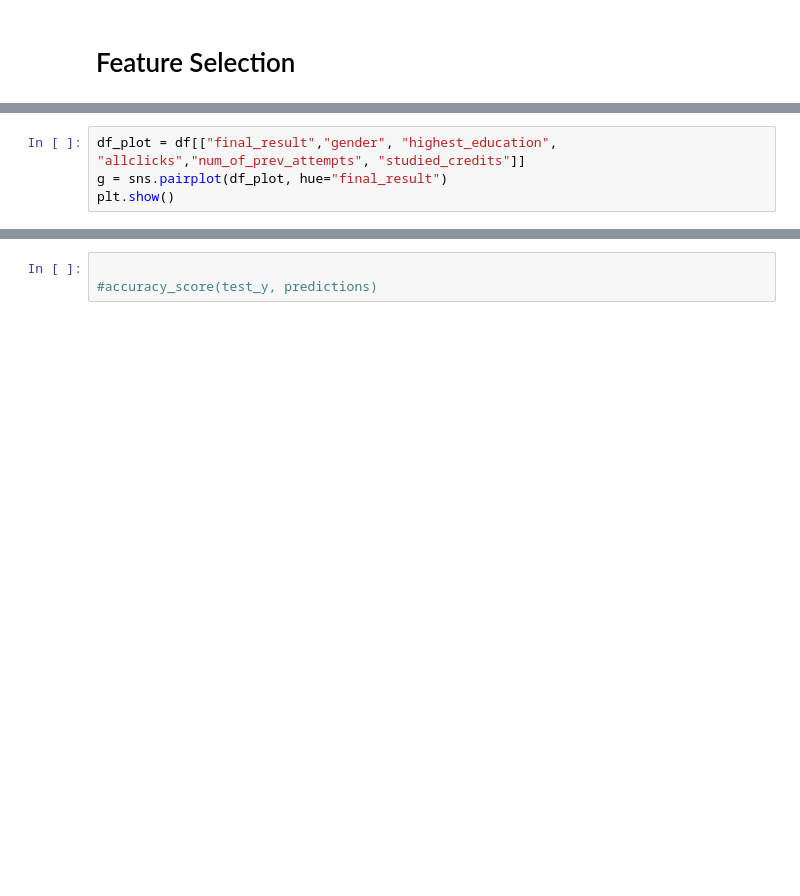
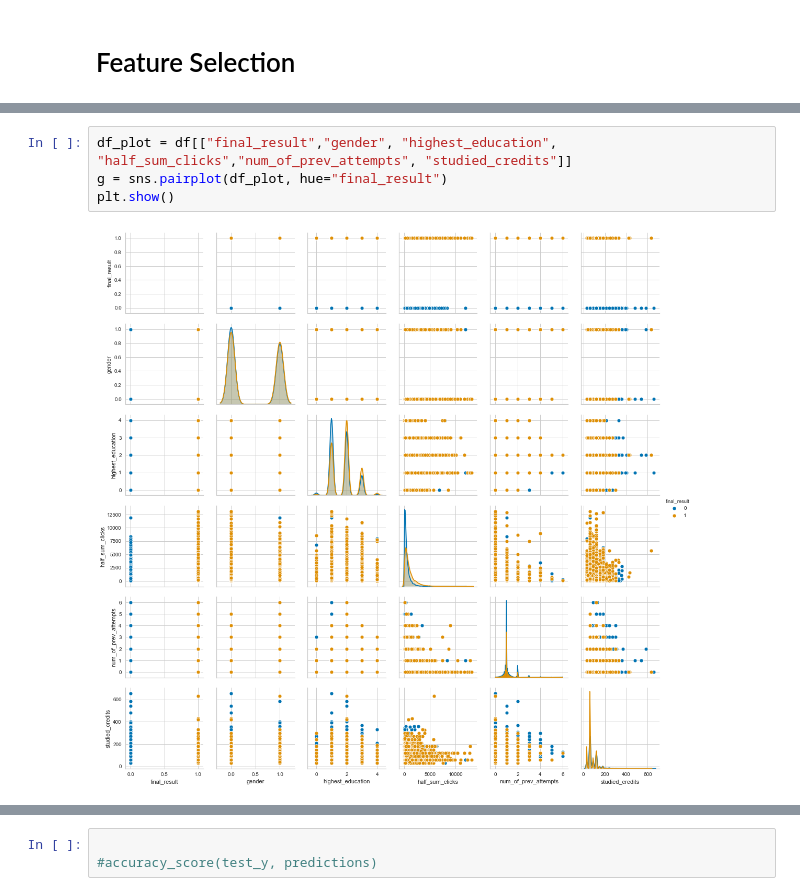
Before and after one commit to georgetown-analytics/University-Learning-Analytics, a Jupyter notebook: code/feature analysis/Feature Analysis 2.ipynb, the cells around one changed output, grey strips where cells are left out. Drawn from its saved outputs; the diff is of its cells as text; blank space fills up the shorter version.

```diff
--- a/code/feature analysis/Feature Analysis 2.ipynb
+++ b/code/feature analysis/Feature Analysis 2.ipynb
@@ -89,7 +93,9 @@ visualizer.show()              # Draw the data
 <matplotlib.axes._subplots.AxesSubplot at 0x...>
 # %%
-df_plot = df[["final_result","gender", "highest_education", "allclicks","num_of_prev_attempts", "studied_credits"]]
+df_plot = df[["final_result","gender", "highest_education", "half_sum_clicks","num_of_prev_attempts", "studied_credits"]]
 g = sns.pairplot(df_plot, hue="final_result")
 plt.show()
+# %% [output]
+[figure, added]
 # %%
 y
```
Also changed, not shown: parts of 37 cells of this notebook.
